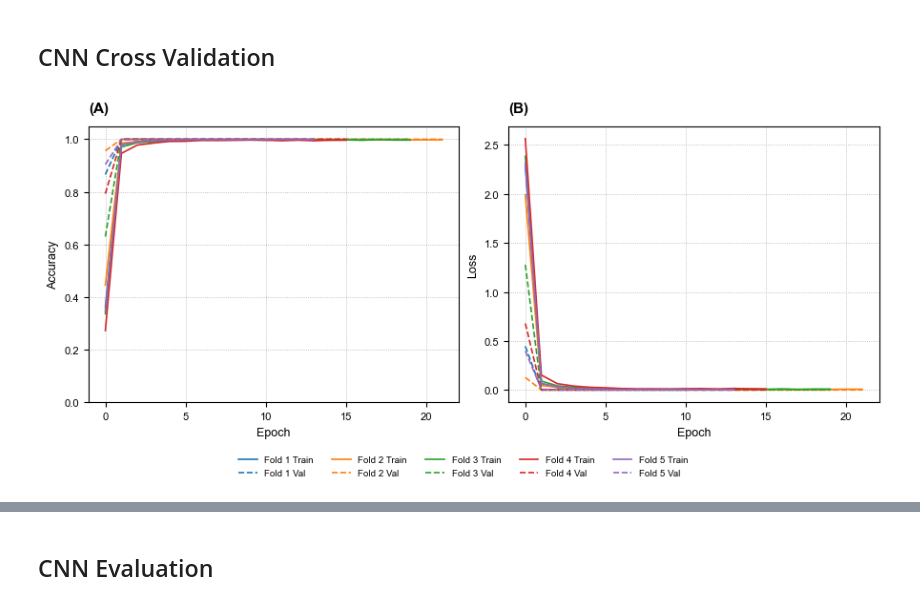
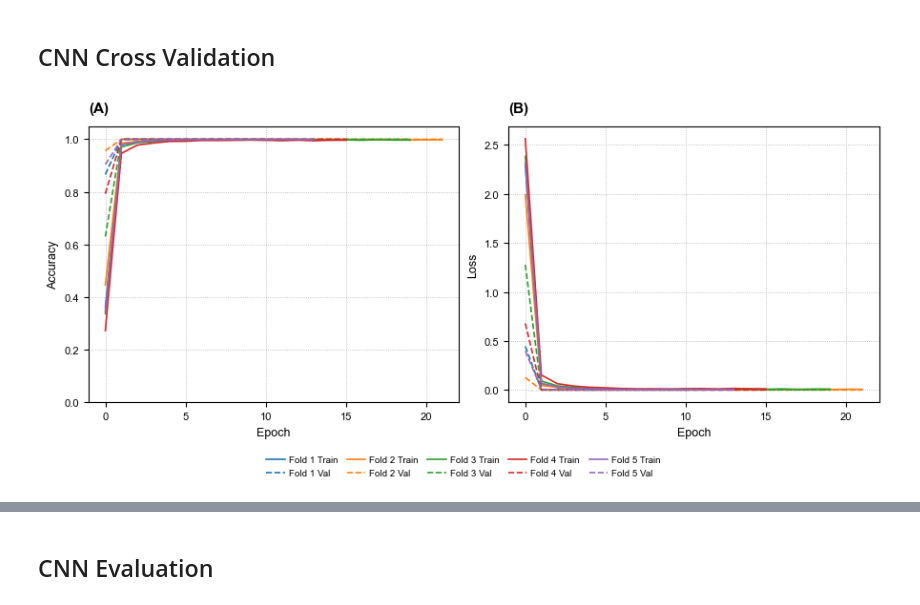
Before and after one commit to sglkc/chord-detector, a Jupyter notebook: training/notebooks/graphics/graphs.ipynb, the cells around one changed output, grey strips where cells are left out. Drawn from its saved outputs; the diff is of its cells as text; code cells hidden in the pictures.

```diff
--- a/training/notebooks/graphics/graphs.ipynb
+++ b/training/notebooks/graphics/graphs.ipynb
@@ -383,31 +385,33 @@ for i, (acc, val_acc) in enumerate(zip(folds_acc, folds_val)):
     epochs = np.arange(len(acc))
     axes[0].plot(epochs, acc,     color=color_map(i), label=f'Fold {i+1} Train', linewidth=1.2)
     axes[0].plot(epochs, val_acc, color=color_map(i), linestyle='--', label=f'Fold {i+1} Val', linewidth=1.2)
 for i, (loss, val_loss) in enumerate(zip(folds_loss, folds_vloss)):
     epochs = np.arange(len(loss))
     axes[1].plot(epochs, loss,     color=color_map(i), label=f'Fold {i+1} Train', linewidth=1.2)
     axes[1].plot(epochs, val_loss, color=color_map(i), linestyle='--', label=f'Fold {i+1} Val', linewidth=1.2)
 
 axes[0].text(0.0, 1.04, '(A)', transform=axes[0].transAxes, fontsize=11, fontweight='bold', va='bottom', ha='left', clip_on=False)
 axes[0].set_xlabel('Epoch')
 axes[0].set_ylabel('Accuracy')
 axes[0].set_ylim(0, 1.05)
 axes[0].grid(True, linestyle=':', linewidth=0.6)
 
 axes[1].text(0.0, 1.04, '(B)', transform=axes[1].transAxes, fontsize=11, fontweight='bold', va='bottom', ha='left', clip_on=False)
 axes[1].set_xlabel('Epoch')
 axes[1].set_ylabel('Loss')
 axes[1].grid(True, linestyle=':', linewidth=0.6, which='both')
 
 handles, labels = axes[0].get_legend_handles_labels()
 fig.legend(
     handles, labels,
     loc='outside lower center',
     ncol=5,
     fontsize=7,
     frameon=False,
     borderaxespad=0.4,
+    columnspacing=1.0,
+    handletextpad=0.4,
 )
 export_plot("cnn_kfold_training_history")
 # %% [output]
-[figure, old version]
+[figure, new version]
```
Also changed, not shown: parts of 11 cells of this notebook, 1 other file.
